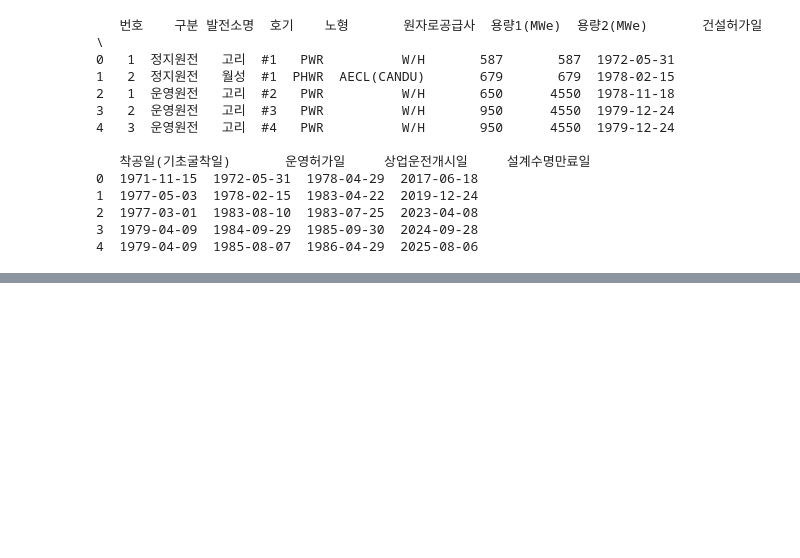
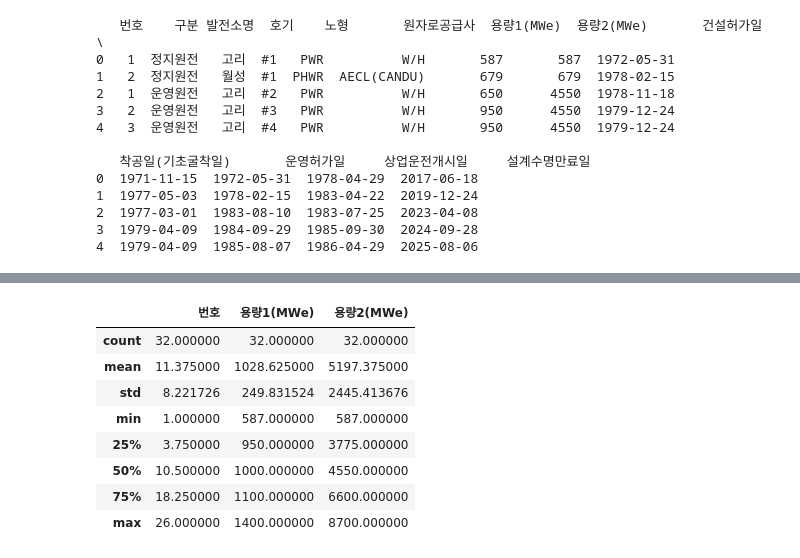
Before and after one commit to kyokyonim/web_crawlling, a Jupyter notebook: analysis.ipynb, the cells around one changed output, grey strips where cells are left out. Drawn from its saved outputs; the diff is of its cells as text; code cells hidden in the pictures; blank space fills up the shorter version.

```diff
--- a/analysis.ipynb
+++ b/analysis.ipynb
@@ -42,0 +66,12 @@ print(df.head())
+# %%
+df.describe()
+# %% [output]
+|  | 번호 | 용량1(MWe) | 용량2(MWe) |
+| count | 32.000000 | 32.000000 | 32.000000 |
+| mean | 11.375000 | 1028.625000 | 5197.375000 |
+| std | 8.221726 | 249.831524 | 2445.413676 |
+| min | 1.000000 | 587.000000 | 587.000000 |
+| 25% | 3.750000 | 950.000000 | 3775.000000 |
+| 50% | 10.500000 | 1000.000000 | 4550.000000 |
+| 75% | 18.250000 | 1100.000000 | 6600.000000 |
+| max | 26.000000 | 1400.000000 | 8700.000000 |
```
Also changed, not shown: parts of 9 cells of this notebook.
